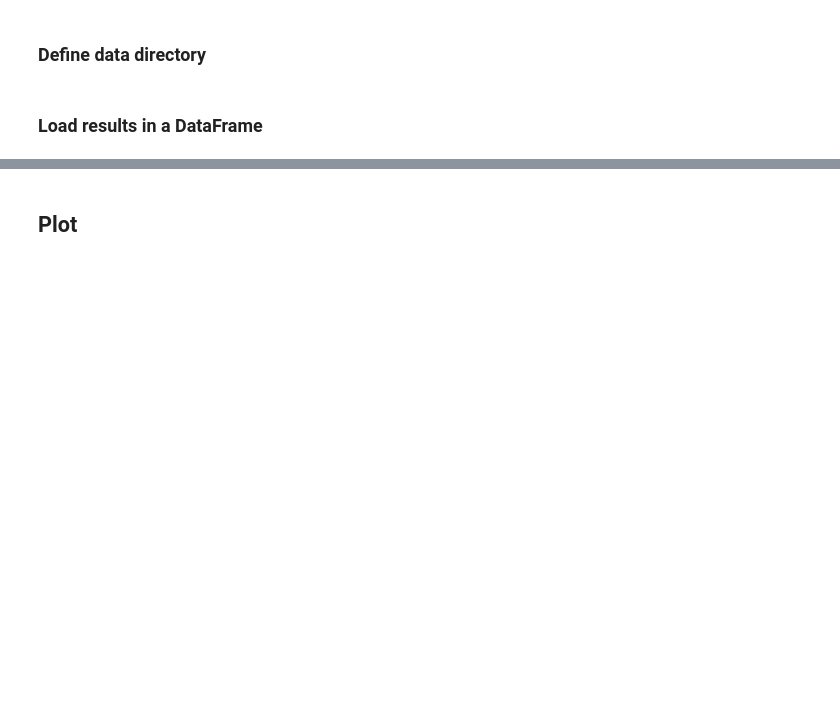
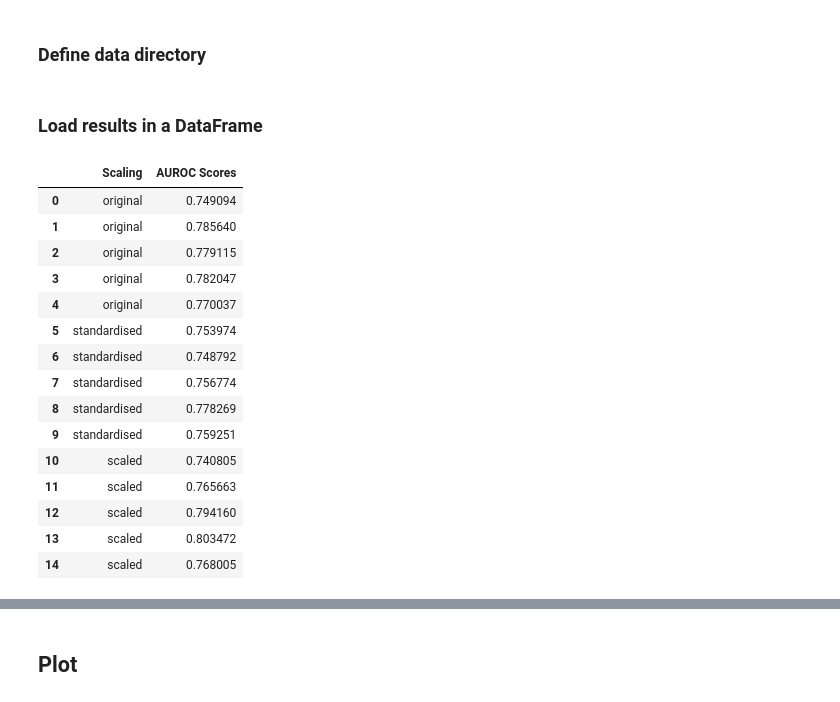
Before and after one commit to ryashpal/eICU-EHR-Pipeline, a Jupyter notebook: notebooks/sepsis_icd_cohort/experiments/03_standardisation_analysis/analysis.ipynb, the cells around one changed output, grey strips where cells are left out. Drawn from its saved outputs; the diff is of its cells as text; code cells hidden in the pictures; blank space fills up the shorter version.

```diff
--- a/notebooks/sepsis_icd_cohort/experiments/03_standardisation_analysis/analysis.ipynb
+++ b/notebooks/sepsis_icd_cohort/experiments/03_standardisation_analysis/analysis.ipynb
@@ -147,3 +147,22 @@ for file in ['data_matrix_original.json', 'data_matrix_standardised.json', 'data
             for auroc in aurocs:
                 data.append([file.split('.')[0].split('_')[2], auroc])
 boxPlotDf = pd.DataFrame(data, columns=['Scaling', 'AUROC Scores'])
+# %%
+boxPlotDf
+# %% [output]
+|  | Scaling | AUROC Scores |
+| 0 | original | 0.749094 |
+| 1 | original | 0.785640 |
+| 2 | original | 0.779115 |
+| 3 | original | 0.782047 |
+| 4 | original | 0.770037 |
+| 5 | standardised | 0.753974 |
+| 6 | standardised | 0.748792 |
+| 7 | standardised | 0.756774 |
+| 8 | standardised | 0.778269 |
+| 9 | standardised | 0.759251 |
+| 10 | scaled | 0.740805 |
+| 11 | scaled | 0.765663 |
+| 12 | scaled | 0.794160 |
+| 13 | scaled | 0.803472 |
+| 14 | scaled | 0.768005 |
```
Also changed, not shown: parts of 1 cell of this notebook, 3 other files.
